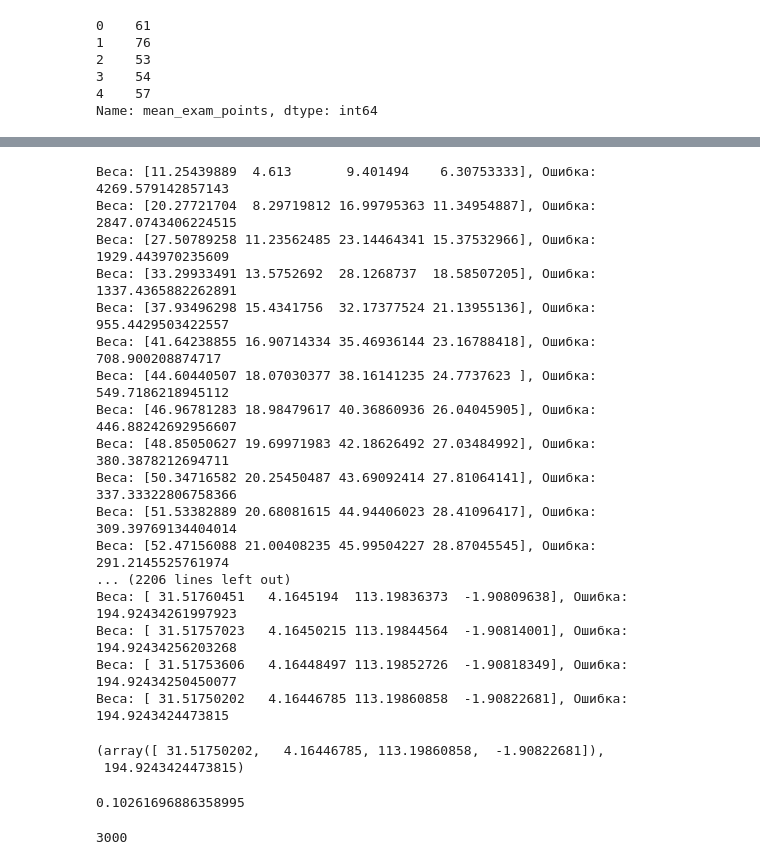
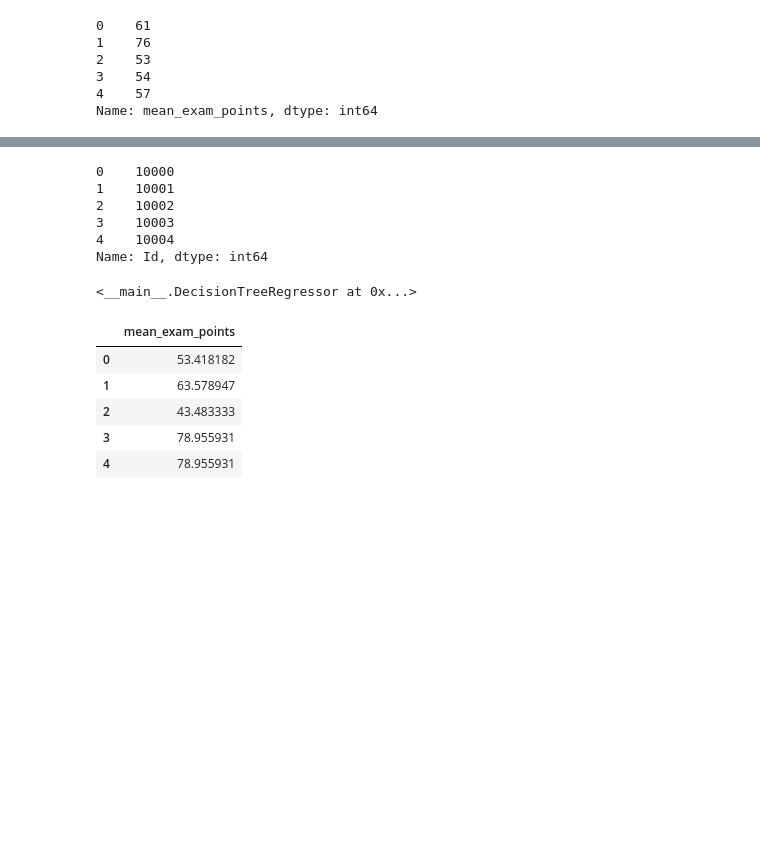
Before and after one commit to Alikhan0707/Data-analysis-algorithms, a Jupyter notebook: course_project.ipynb, the cells around one changed output, grey strips where cells are left out. Cells and saved outputs as stored; diff of their text form; code cells hidden in the pictures; blank space fills up the shorter version.

```diff
--- a/course_project.ipynb
+++ b/course_project.ipynb
@@ -161,2 +252,0 @@ X.describe()
-# %%
-X = X.loc[:, 'age': 'qualification']
@@ -165,23 +252,0 @@ X_train, X_test, y_train, y_test = train_test_split(X, y, test_size=0.3, random_
-# %%
-w_list, errors = linear_regression(X_train, y_train, min_w_dist=1e-4, max_iterations=1e4, eta=1e-4)
-w_list[-1], errors[-1]
-# %% [output]
-Веса: [11.25439889  4.613       9.401494    6.30753333], Ошибка: 4269.579142857143
-Веса: [20.27721704  8.29719812 16.99795363 11.34954887], Ошибка: 2847.0743406224515
-Веса: [27.50789258 11.23562485 23.14464341 15.37532966], Ошибка: 1929.443970235609
-Веса: [33.29933491 13.5752692  28.1268737  18.58507205], Ошибка: 1337.4365882262891
-Веса: [37.93496298 15.4341756  32.17377524 21.13955136], Ошибка: 955.4429503422557
-Веса: [41.64238855 16.90714334 35.46936144 23.16788418], Ошибка: 708.900208874717
-Веса: [44.60440507 18.07030377 38.16141235 24.7737623 ], Ошибка: 549.7186218945112
-Веса: [46.96781283 18.98479617 40.36860936 26.04045905], Ошибка: 446.88242692956607
-Веса: [48.85050627 19.69971983 42.18626492 27.03484992], Ошибка: 380.3878212694711
-Веса: [50.34716582 20.25450487 43.69092414 27.81064141], Ошибка: 337.33322806758366
-Веса: [51.53382889 20.68081615 44.94406023 28.41096417], Ошибка: 309.39769134404014
-Веса: [52.47156088 21.00408235 45.99504227 28.87045545], Ошибка: 291.2145525761974
-... (2206 lines left out)
-Веса: [ 31.51760451   4.1645194  113.19836373  -1.90809638], Ошибка: 194.92434261997923
-Веса: [ 31.51757023   4.16450215 113.19844564  -1.90814001], Ошибка: 194.92434256203268
-Веса: [ 31.51753606   4.16448497 113.19852726  -1.90818349], Ошибка: 194.92434250450077
-Веса: [ 31.51750202   4.16446785 113.19860858  -1.90822681], Ошибка: 194.9243424473815
-(array([ 31.51750202,   4.16446785, 113.19860858,  -1.90822681]),
- 194.9243424473815)
@@ -195,8 +253,26 @@ y_pred = X_test @ w_list[-1]
-# %%
-determination(y_test, y_pred)
-# %% [output]
-0.10261696886358995
-# %%
-y_test.shape[0]
-# %% [output]
-3000
+# %%
+df_id.head()
+# %% [output]
+0    10000
+1    10001
+2    10002
+3    10003
+4    10004
+Name: Id, dtype: int64
+# %%
+final_tree = DecisionTreeRegressor(max_depth=100, min_sample_leaf=50)
+final_tree.fit(X.to_numpy(), y.to_numpy())
+# %% [output]
+<__main__.DecisionTreeRegressor at 0x...>
+# %%
+predictions = final_tree.predict(norm(df).to_numpy())
+# %%
+df_predictions = pd.DataFrame(predictions, columns=['mean_exam_points'])
+df_predictions.head()
+# %% [output]
+|  | mean_exam_points |
+| 0 | 53.418182 |
+| 1 | 63.578947 |
+| 2 | 43.483333 |
+| 3 | 78.955931 |
+| 4 | 78.955931 |
```
Also changed, not shown: parts of 30 cells of this notebook, 1 other file.
